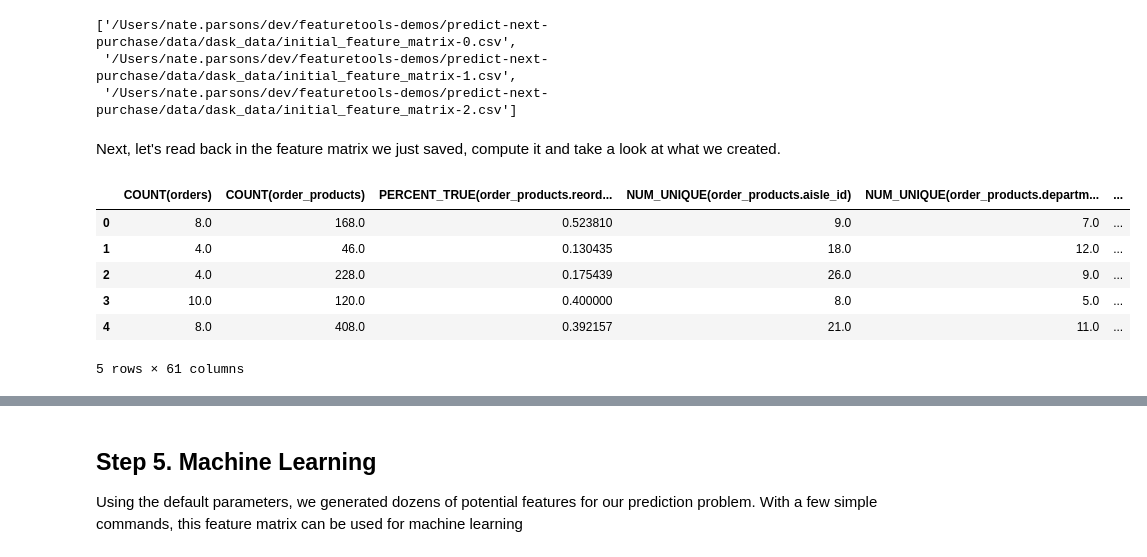
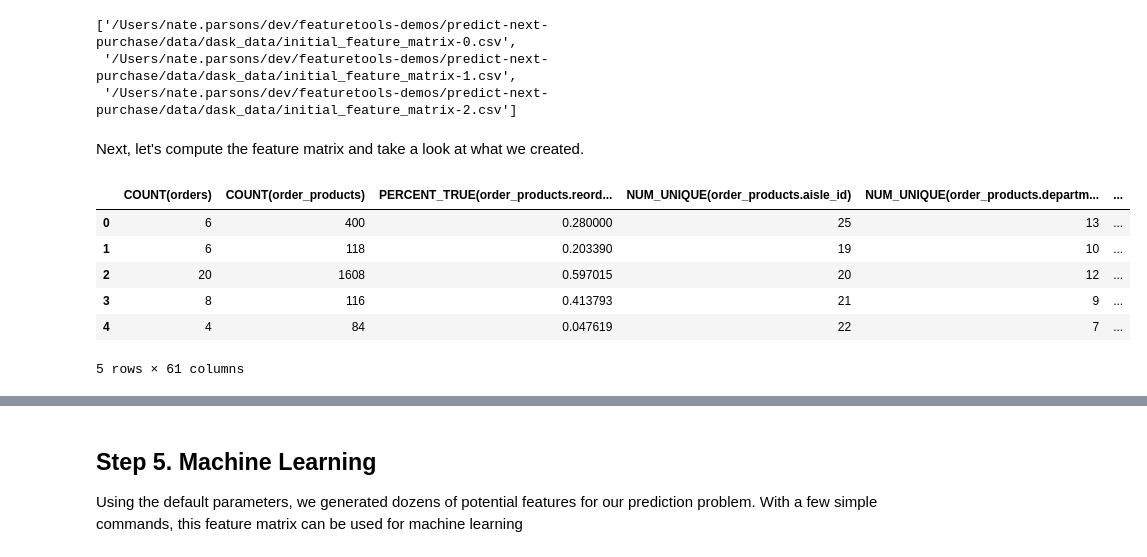
Before and after one commit to alteryx/open_source_demos, a Jupyter notebook: Tutorial.ipynb, the cells around one changed output, grey strips where cells are left out. Saved outputs shown, nothing was run; the diff lists cells and outputs as text; code cells hidden in the pictures.

```diff
--- a/Tutorial.ipynb
+++ b/Tutorial.ipynb
@@ -276,17 +293,16 @@ feature_matrix.to_csv(os.path.join(output_dir, "initial_feature_matrix-*.csv"),
  '/Users/nate.parsons/dev/featuretools-demos/predict-next-purchase/data/dask_data/initial_feature_matrix-1.csv',
  '/Users/nate.parsons/dev/featuretools-demos/predict-next-purchase/data/dask_data/initial_feature_matrix-2.csv']
 # %% [markdown]
-Next, let's read back in the feature matrix we just saved, compute it and take a look at what we created.
+Next, let's compute the feature matrix and take a look at what we created.
-# %%
-features = ft.load_features(os.path.join(output_dir, "initial_features.txt"))
-fm = dd.read_csv(os.path.join(output_dir, "initial_feature_matrix-*.csv"), assume_missing=True).compute()
-fm.head()
-# %% [output]
-|  | COUNT(orders) | COUNT(order_products) | PERCENT_TRUE(order_products.reord... | NUM_UNIQUE(order_products.aisle_id) | NUM_UNIQUE(order_products.departm... | ... |
-| 0 | 8.0 | 168.0 | 0.523810 | 9.0 | 7.0 | ... |
-| 1 | 4.0 | 46.0 | 0.130435 | 18.0 | 12.0 | ... |
-| 2 | 4.0 | 228.0 | 0.175439 | 26.0 | 9.0 | ... |
-| 3 | 10.0 | 120.0 | 0.400000 | 8.0 | 5.0 | ... |
-| 4 | 8.0 | 408.0 | 0.392157 | 21.0 | 11.0 | ... |
-5 rows × 61 columns
+# %%
+fm = feature_matrix.compute()
+fm.head()
+# %% [output]
+|  | COUNT(orders) | COUNT(order_products) | PERCENT_TRUE(order_products.reord... | NUM_UNIQUE(order_products.aisle_id) | NUM_UNIQUE(order_products.departm... | ... |
+| 0 | 6 | 400 | 0.280000 | 25 | 13 | ... |
+| 1 | 6 | 118 | 0.203390 | 19 | 10 | ... |
+| 2 | 20 | 1608 | 0.597015 | 20 | 12 | ... |
+| 3 | 8 | 116 | 0.413793 | 21 | 9 | ... |
+| 4 | 4 | 84 | 0.047619 | 22 | 7 | ... |
+5 rows × 61 columns
 # %% [markdown]
```
Also changed, not shown: parts of 22 cells of this notebook.
